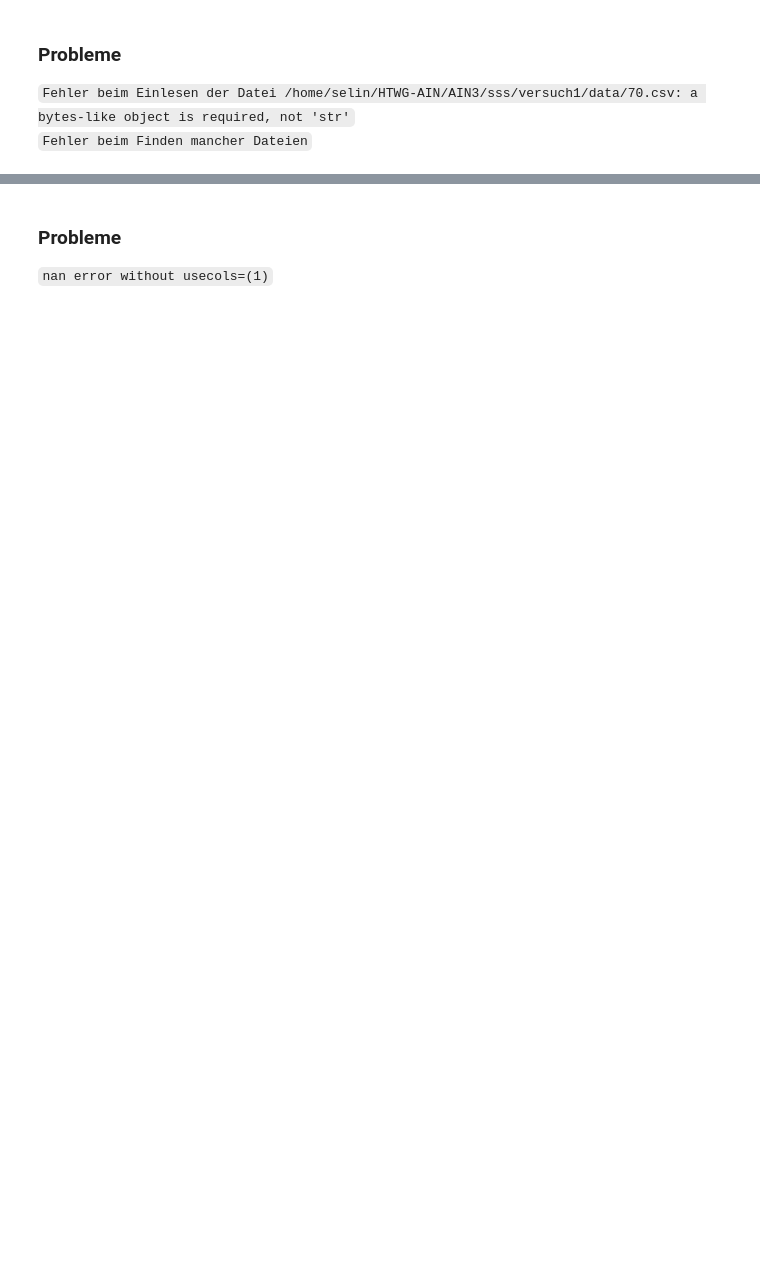
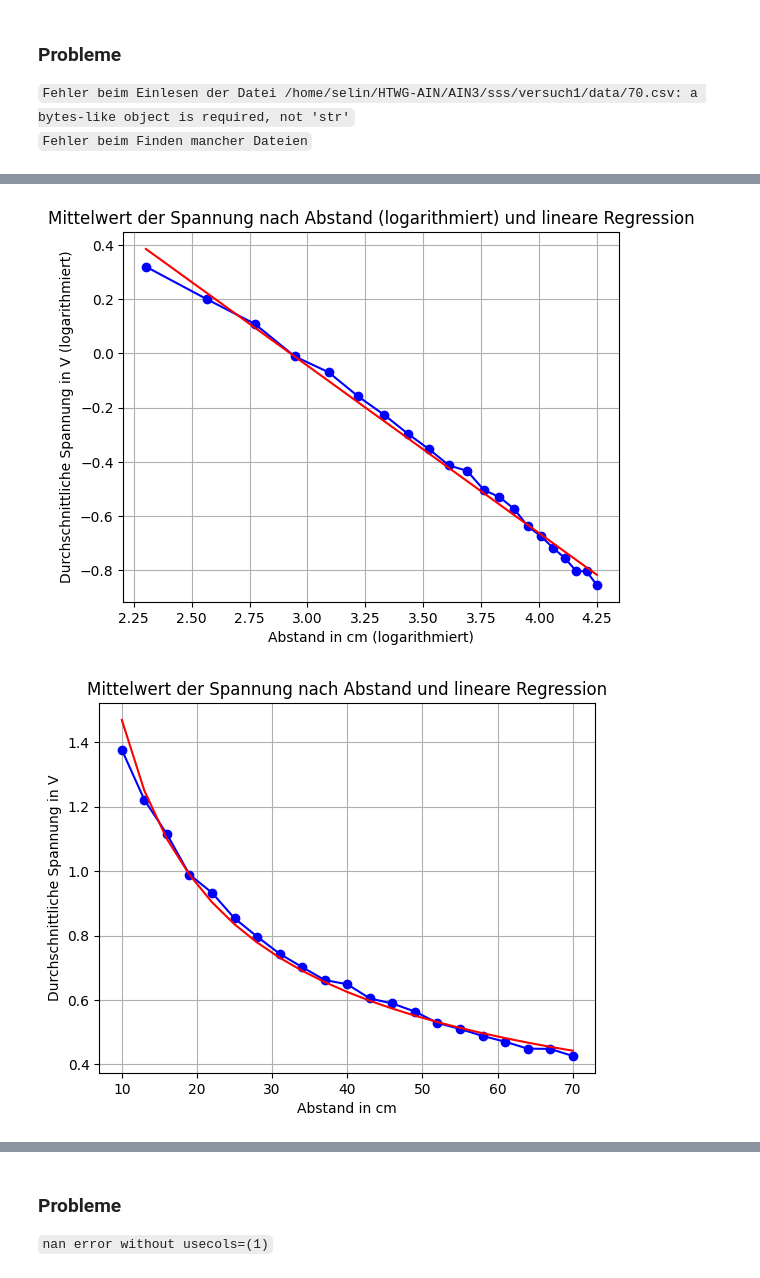
Before and after one commit to tigcho/HTWG-AIN, a Jupyter notebook: AIN3/sss/versuch1/entfernungsmesser.ipynb, the cells around one changed output, grey strips where cells are left out. Saved outputs shown, nothing was run; the diff lists cells and outputs as text; code cells hidden in the pictures; blank space fills up the shorter version.

Commit message:
versuch 1 done :3

```diff
--- a/AIN3/sss/versuch1/entfernungsmesser.ipynb
+++ b/AIN3/sss/versuch1/entfernungsmesser.ipynb
@@ -104,78 +107,39 @@ Damit haben wir die nichtlineare Kennlinie des Sensors gefunden.
 # %%
-import numpy as np
-import os
-import matplotlib.pyplot as plt
-
-#----- Read data -----#
-def processData(file_path, skip_header=1000):
-    try:
-        data = np.genfromtxt(
-            file_path,
-            delimiter=';',
-            skip_header=skip_header,
-            usecols=(1),
-            converters={1: lambda s: float(s.decode('utf-8').replace(',', '.'))}
-        )
-        mean = np.mean(data)
-        std = np.std(data)
-        return mean, std
-    except Exception as e:
-        print(f"Fehler beim Einlesen: {e}")
-
-directory = '/home/selin/HTWG-AIN/AIN3/sss/versuch1/data/'
-distance = np.arange(10, 70, 3)
-
-means = []
-std_devs = []
-
-#----- Calculate mean and standard deviation -----#
-for dist in distance:
-    file_path = os.path.join(directory, f'{dist}cm.csv')
-    mean, std = processData(file_path)
-
-    if mean is not None and std is not None:
-        means.append(mean)
-        std_devs.append(std)
-    else:
-        means.append(None)  # Fehlende Werte für fehlende Dateien
-        std_devs.append(None)
-
-################################################################################################
-
-import numpy as np
-
 #----- Logarithmize the data -----#
 logmeans = np.log(means)
 logdistance = np.log(distance)
 
 #----- Calculate linear regression -----#
 def linear_regression(x, y):
     mean_x = np.mean(x)
     mean_y = np.mean(y)
     m = np.sum((x - mean_x) * (y - mean_y)) / np.sum((x - mean_x)**2)
     b = mean_y - m * mean_x
     return m, b
 
 #----- Calculate parameters for linear regression -----#
 m, b = linear_regression(logdistance, logmeans)
 
 plt.figure()
 plt.plot(logdistance, logmeans, 'bo-', label='Mittelwert logarithmiert')
 plt.plot(logdistance, m*logdistance + b, 'r-', label='Lineare Regression')
 plt.xlabel('Abstand in cm (logarithmiert)')
 plt.ylabel('Durchschnittliche Spannung in V (logarithmiert)')
 plt.title('Mittelwert der Spannung nach Abstand (logarithmiert) und lineare Regression')
 plt.grid(True)
 plt.show()
 
 plt.figure()
 plt.plot(distance, means, 'bo-', label='Mittelwert')
 plt.plot(distance, np.exp(m*logdistance + b), 'r-', label='Lineare Regression')
 plt.xlabel('Abstand in cm')
 plt.ylabel('Durchschnittliche Spannung in V')
 plt.title('Mittelwert der Spannung nach Abstand und lineare Regression')
 plt.grid(True)
 plt.show()
+# %% [output]
+[figure, added]
+[figure, added]
 # %% [markdown]
 TODO (3)
 : <br>
```
Also changed, not shown: parts of 4 cells of this notebook.
